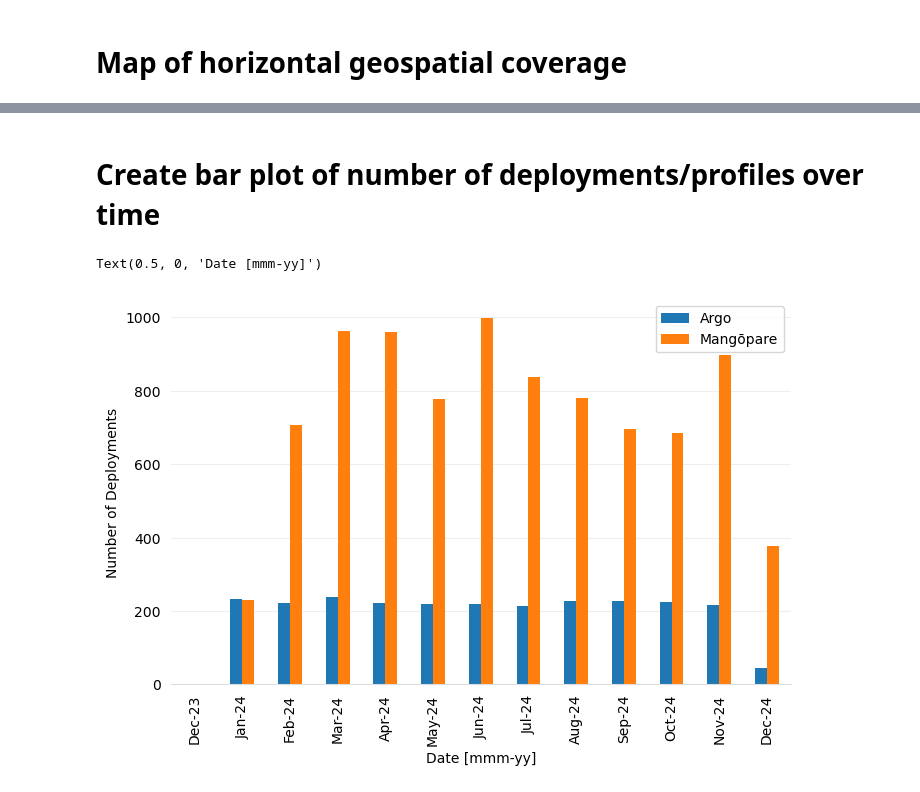
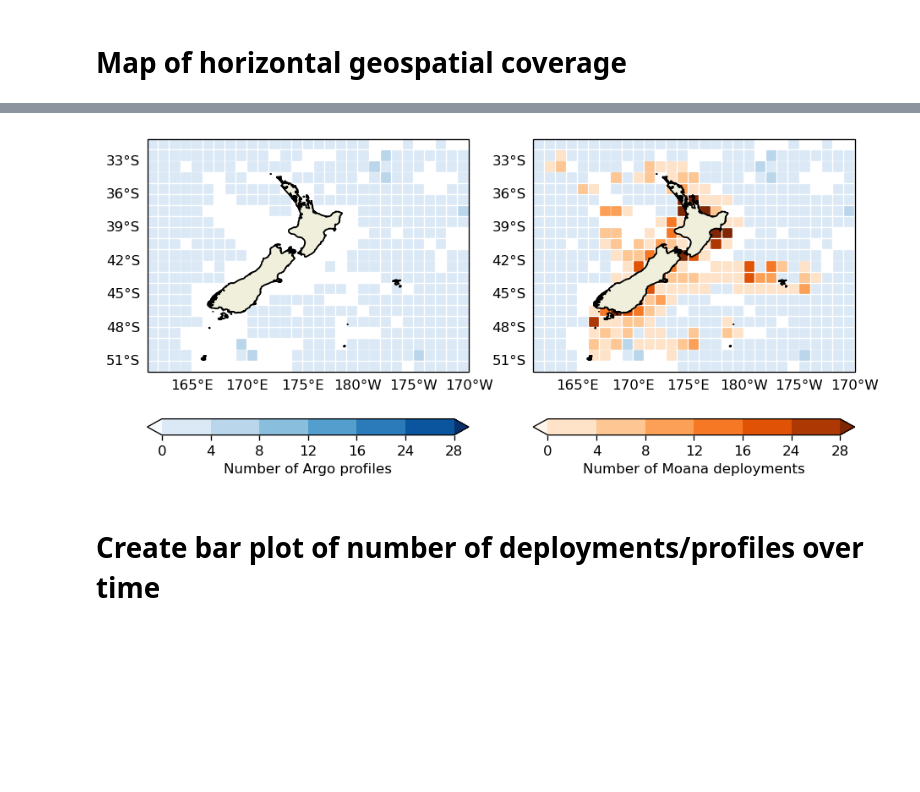
Before and after one commit to jjakoboski/moana-plots, a Jupyter notebook: moana-plots.ipynb, the cells around one changed output, grey strips where cells are left out. Saved outputs shown, nothing was run; the diff lists cells and outputs as text; code cells hidden in the pictures; blank space fills up the shorter version.

```diff
--- a/moana-plots.ipynb
+++ b/moana-plots.ipynb
@@ -391,18 +22,9 @@ argo_h, argo_x, argo_y = calc_grid_hist(
 # %%
 # load moana data from THREDDS or other directory
-# moana, stats_moana, time = load_moana()
+# moana, stats_moana, time = load_moana_tds()
 # load moana from sqlite database
 moana, stats_moana, time = load_moana_db(
-    source="sqlite:////Users/jkat/source/moana_db/moana.db"
+    source="sqlite:////Users/jkat/source/moana-plots/moana.db"
 )
-
-moana_h, moana_x, moana_y = calc_grid_hist(
-    x_coords=moana["lon"].values,
-    y_coords=moana["lat"].values,
-    time=moana["time"].values,
-    x_edges=x_edges,
-    y_edges=y_edges,
-    res=res
-)
 # %% [markdown]
 # Map of horizontal geospatial coverage
@@ -513,32 +31,14 @@ plt.show()
+# %%
+# plot parameters
+ms = 38
+bounds = [0, 4, 8, 12, 16, 24, 28]
+lon_offset = 180
+
+%matplotlib inline
+fig = plot_map(argo,moana)
+
+fig.show()
+# %% [output]
+[figure, added]
 # %% [markdown]
 # Create bar plot of number of deployments/profiles over time
-# %%
-fig, ax = plt.subplots(1, 1, figsize=(8, 5))
-
-dft_argo = (
-    argo.drop(columns="pres (decibar)")
-    .drop_duplicates()
-    .reset_index()
-    .rename(columns={"time (UTC)": "time"})
-)
-
-df_comb = pd.concat(
-    [
-        moana.groupby(pd.Grouper(key="time", freq="M")).size(),
-        dft_argo.groupby(pd.Grouper(key="time", freq="M")).size(),
-    ],
-    axis=1,
-).reset_index()
-df_comb = df_comb.rename(columns={0: "Mangōpare", 1: "Argo"}).set_index("time")
-df_comb = df_comb[["Argo", "Mangōpare"]]
-
-df_comb.plot.bar(ax=ax)
-
-set_plot_params(ax)
-x_dates = [vals.strftime("%b-%y") for vals in df_comb.index]
-ax.set_xticklabels(labels=x_dates, rotation=90, ha="center")
-ax.set_ylabel("Number of Deployments")
-ax.set_xlabel("Date [mmm-yy]")
-# %% [output]
-Text(0.5, 0, 'Date [mmm-yy]')
-[figure, removed]
```
Also changed, not shown: parts of 18 cells of this notebook, 1 other file.
